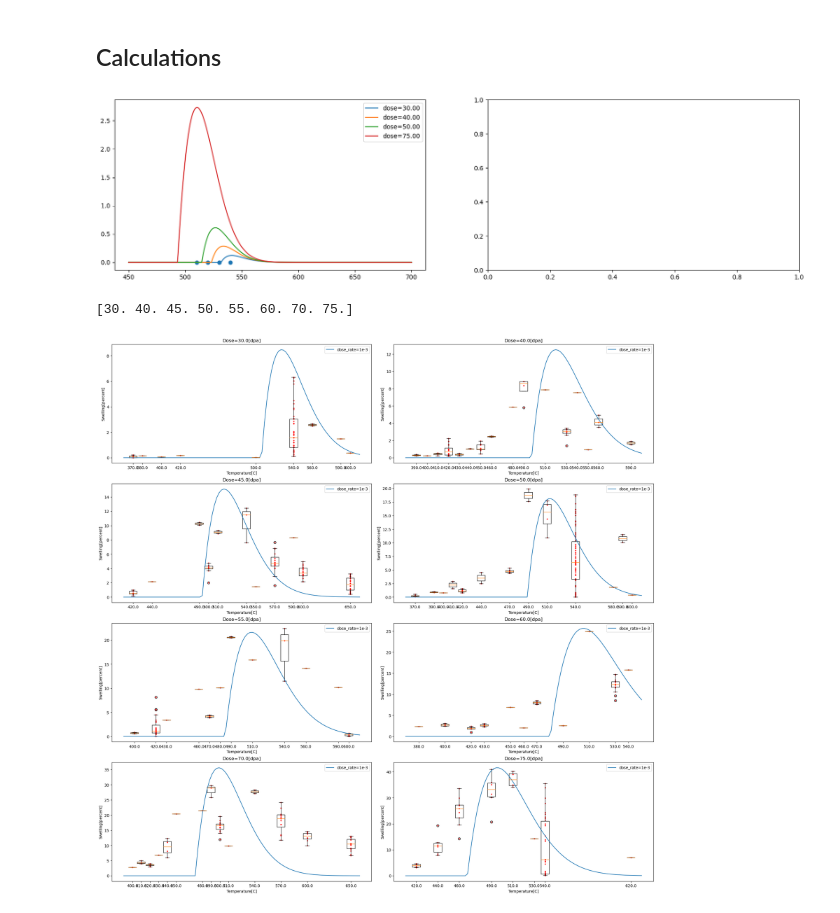
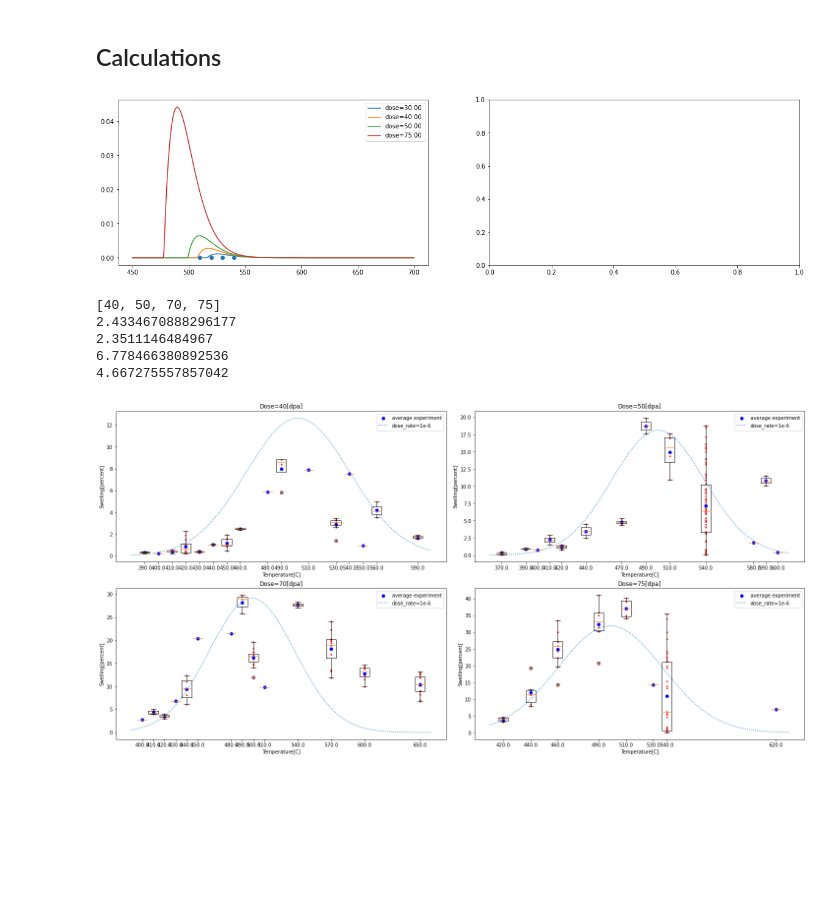
Before and after one commit to maratzainullin/ml-dl, a Jupyter notebook: dec_sw/dec_sw.ipynb, the cells around one changed output. Drawn from its saved outputs; the diff is of its cells as text; code cells hidden in the pictures; blank space fills up the shorter version.

```diff
--- a/dec_sw/dec_sw.ipynb
+++ b/dec_sw/dec_sw.ipynb
@@ -92,16 +103,20 @@ def get_box_dose(dose):
     return swelling_values, temperatures
 
 
-def get_boxplots_dose(size=20):
+def get_boxplots_dose(size=20, analytical_solution=analytical_solution_base, white_list=None, scd=None):
     sample_size = rounded_data.groupby("Dose[dpa]").describe()["Temperature[C]"]["count"]
-    doses = np.array(sample_size[sample_size > size].index)
+    doses = np.array(sample_size[sample_size > size].index) if white_list is None else white_list
     print(doses)
     n = len(doses)
     n_cols = 2 if n != 1 else 1
     n_row = (n - 1) // n_cols + 1
     fig, axes = plt.subplots(n_row, n_cols, figsize=(20, (10 // n_cols) * n_row), layout="constrained")
     for i, dose in enumerate(doses):
+
         swelling_values, temperatures = get_box_dose(dose)
+        mean_swellings = []
+        for swelling_value in swelling_values:
+            mean_swellings.append(np.mean(swelling_value))
         ax = axes.flat[i] if n != 1 else axes
 
         temperature_range = np.linspace(temperatures.min() - 10, temperatures.max() + 10, 100)
@@ -109,16 +124,26 @@ def get_boxplots_dose(size=20):
         ax.boxplot(swelling_values, positions=temperatures, widths=widths)
         for i, temp in enumerate(temperatures):
             ax.scatter([temp]*len(swelling_values[i]), swelling_values[i], s=5, c="red")
-        # ax.plot(temperature_range, analytical_solution(temperature_range, dose, dose_rate=1e-5), ls=":", label="dose_rate=1e-5")
+        ax.scatter(temperatures, mean_swellings, c="blue", label="average experiment")
+        errors = abs(analytical_solution(temperatures, dose, dose_rate=1e-6) - np.array(mean_swellings))
+        # print(temperatures)
+        # print(analytical_solution(temperatures, dose, dose_rate=1e-6))
+        # print(np.array(mean_swellings))
+        # print("errors", errors)
+        print(np.mean(errors))
+        ax.plot(temperature_range, analytical_solution(temperature_range, dose, dose_rate=1e-6), ls=":", label="dose_rate=1e-6")
         # ax.plot(temperature_range, analytical_solution(temperature_range, dose, dose_rate=1e-4), ls=":", label="dose_rate=1e-4")
-        ax.plot(temperature_range, analytical_solution(temperature_range, dose, dose_rate=1e-3), ls="-", label="dose_rate=1e-3")
+        # ax.plot(temperature_range, analytical_solution(temperature_range, dose, dose_rate=1e-3), ls="-", label="dose_rate=1e-3")
         # ax.plot(temperature_range, analytical_solution(temperature_range, dose, dose_rate=1e-2), ls=":", label="dose_rate=1e-2")
         ax.set(title=f"Dose={dose}[dpa]", ylabel="Swelling[percent]", xlabel="Temperature[C]")
         ax.legend()
+
+        if scd is not None:
+            ax.plot(scd[dose][0], scd[dose][1])
 # %% [markdown]
 ## Calculations
 # %%
-def analytical_solution_verb(T, D, k=1e-3, log=False):
+def analytical_solution_verb(T, D, k=1e-6, log=False):
     """
     atr:
     k: irradiation dose rate
@@ -153,17 +178,39 @@ axes[0].scatter(maxes, 0*doses/10)
     # axes[0].plot(temperatures, 10*temperatures - 5300)
 axes[0].legend();
 # %% [output]
-[figure, old version]
+[figure, new version]
+# %%
+def analytical_solution_mod(T, D, dose_rate=1e-6):
+    """
+    atr:
+    k: irradiation dose rate
+    T: irradiation temperature
+    D: irradiation dose
+    """
+    phi = lambda x: x * (np.sign(x) + 1) / 2
+
+    T_max = 710 + 15.5 * np.log(dose_rate) # peak swelling temperature
+    sigma_T = 12.3 - 1.9* np.log(dose_rate) # temperature dispersion of distribution
+    dTh = sigma_T * 2 * (2 * np.log(2)) ** .5 # FWHM temperature distribution
+    R = 0.25 - 0.022 * np.log(dose_rate) # peak swelling rate at T = T_max
+    D_inc = 103 - 0.1 * T + 2.6 * np.log(dose_rate)
+    # D_inc = 640 + 2.6 * np.log(dose_rate) - 1.17 * T
+    swelling = R * phi(D - D_inc) * np.exp(- (T - T_max) ** 2 / 2 / sigma_T ** 2)
+    return swelling
 # %%
 rounded_data = orig_data
 rounded_data["Temperature[C]"] = orig_data["Temperature[C]"].round(-1)
 rounded_data["Dose[dpa]"] = orig_data["Dose[dpa]"].round()
 a = orig_data["Dose[dpa]"]
 rounded_data["Dose[dpa]"] = (a - a % 5) * (a % 5 < 3) + (a + -a % 5) * (a % 5 > 2)
-get_boxplots_dose(40)
+get_boxplots_dose(40, analytical_solution_mod, [40, 50, 70, 75])
 # %% [output]
-[30. 40. 45. 50. 55. 60. 70. 75.]
+[40, 50, 70, 75]
+2.4334670888296177
+2.3511146484967
+6.778466380892536
+4.667275557857042
-[figure, old version]
+[figure, new version]
 # %%
 rounded_data["Temperature[C]"] = orig_data["Temperature[C]"].round(-1)
 rounded_data["Dose[dpa]"] = orig_data["Dose[dpa]"].round()
```
Also changed, not shown: parts of 6 cells of this notebook.
